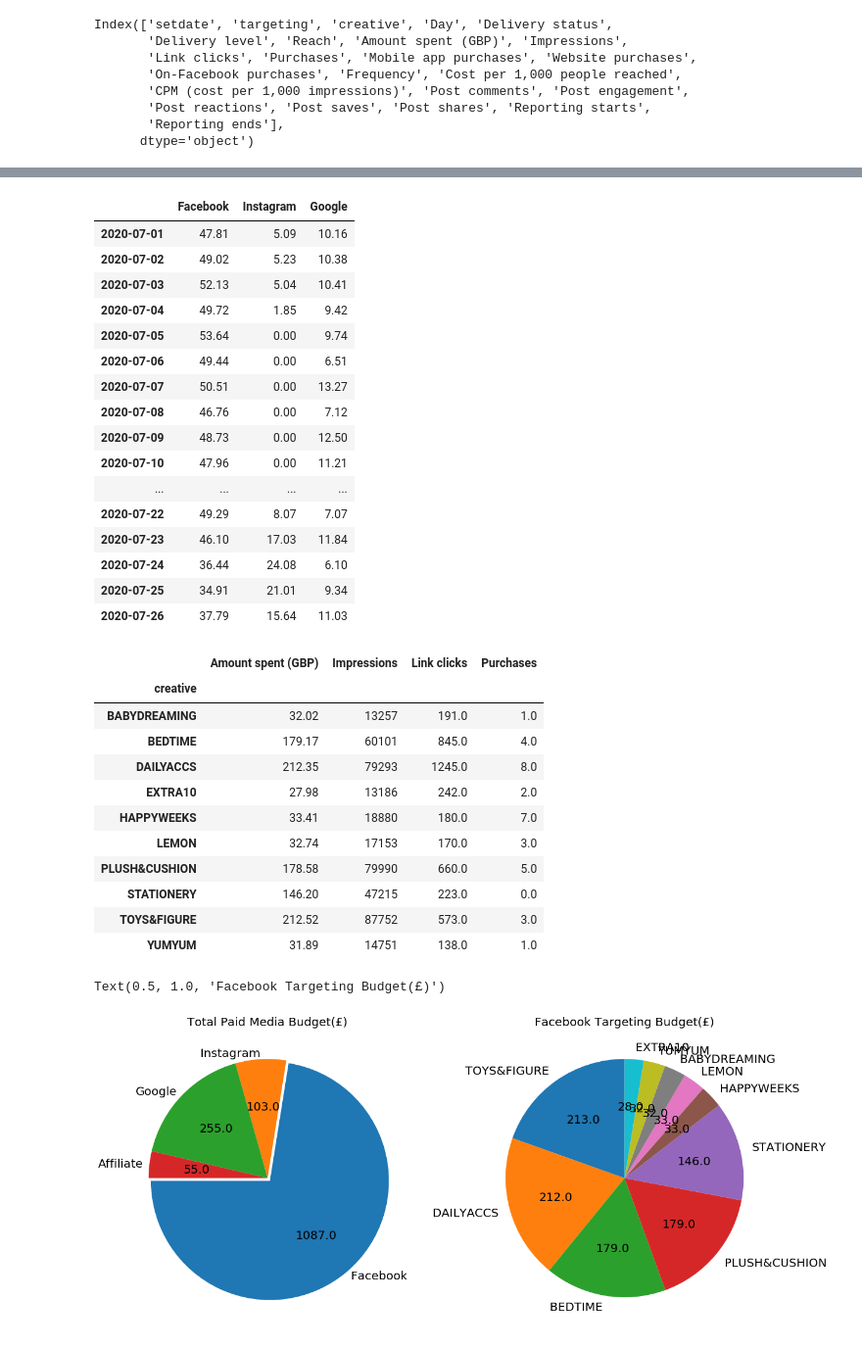
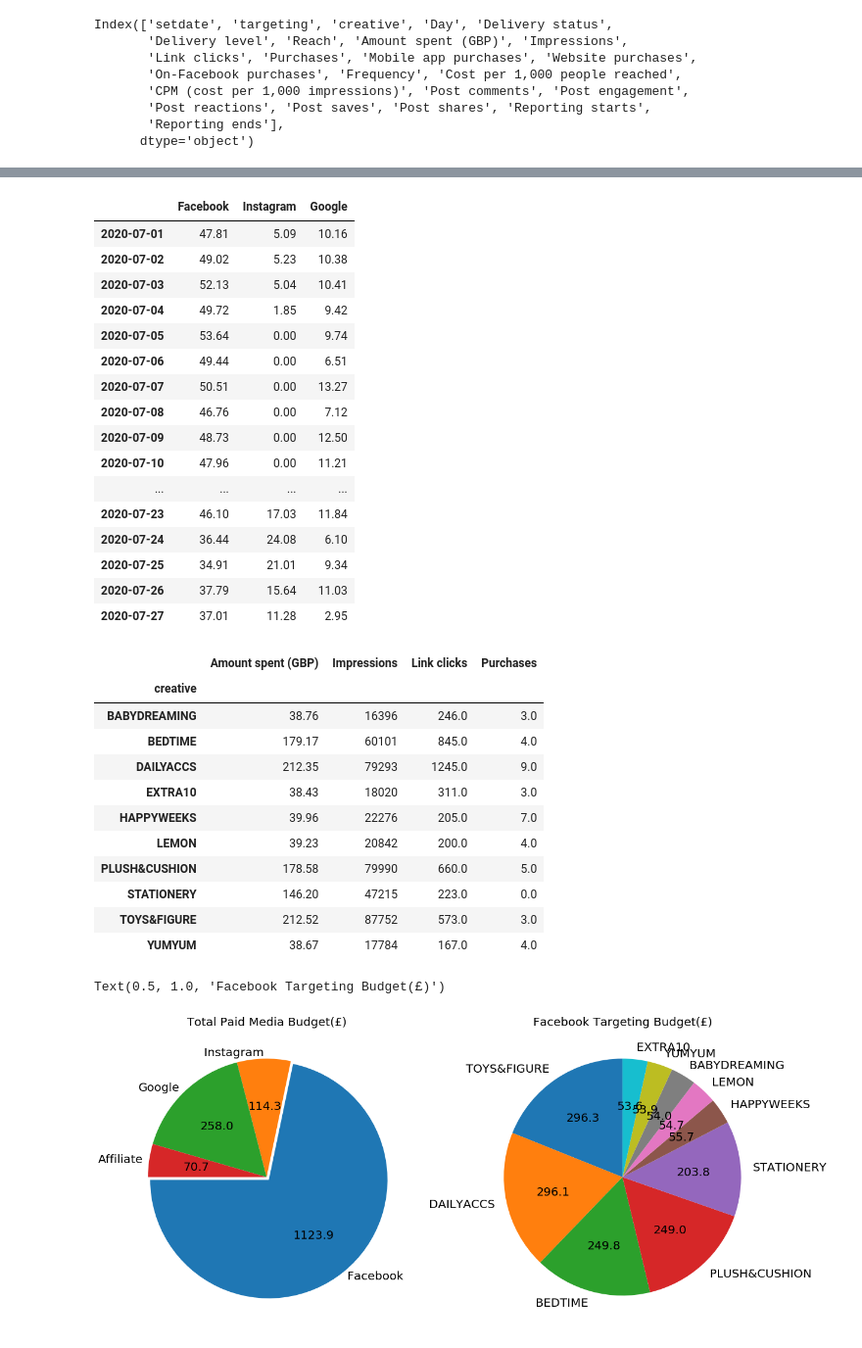
Before and after one commit to JoannaKang/kakao-commerce-data-analysis, a Jupyter notebook: Kakao_dashboard_Shopify.ipynb, the cells around one changed output, grey strips where cells are left out. Shown at 98% size. Cells and saved outputs as stored; diff of their text form; code cells hidden in the pictures.

Commit message:
data update

```diff
--- a/Kakao_dashboard_Shopify.ipynb
+++ b/Kakao_dashboard_Shopify.ipynb
@@ -4,9 +4,9 @@ import numpy as np
 import os
 # %%
 #데이터 여기만 업데이트 하면 됨
-daily_sales = pd.read_csv("C:\\Users\\Joanna Kang\\Desktop\\TASK\\5. Data Anaylsis\\2020_July_trend\\daily_sales_2020-07-01_2020-07-26.csv")
+daily_sales = pd.read_csv("C:\\Users\\Joanna Kang\\Desktop\\TASK\\5. Data Anaylsis\\2020_July_trend\\daily_sales_2020-07-01_2020-07-27.csv")
 google = pd.read_excel("C:\\Users\\Joanna Kang\\Desktop\\TASK\\5. Data Anaylsis\\2020_July_trend\\google_adreport_200727.xlsx")
-fb_total = pd.read_excel("C:\\Users\\Joanna Kang\\Desktop\\TASK\\5. Data Anaylsis\\2020_July_trend\\Untitled-report-Jul-1-2020-Jul-26-2020.xlsx")
+fb_total = pd.read_excel("C:\\Users\\Joanna Kang\\Desktop\\TASK\\5. Data Anaylsis\\2020_July_trend\\Untitled-report-Jul-1-2020-Jul-27-2020.xlsx")
 # %%
 fb_total = fb_total.fillna(0)
 fb_total
@@ -389,27 +390,27 @@ total_daily_cost
 | 2020-07-09 | 48.73 | 0.00 | 12.50 |
 | 2020-07-10 | 47.96 | 0.00 | 11.21 |
 | ... | ... | ... | ... |
-| 2020-07-22 | 49.29 | 8.07 | 7.07 |
 | 2020-07-23 | 46.10 | 17.03 | 11.84 |
 | 2020-07-24 | 36.44 | 24.08 | 6.10 |
 | 2020-07-25 | 34.91 | 21.01 | 9.34 |
 | 2020-07-26 | 37.79 | 15.64 | 11.03 |
+| 2020-07-27 | 37.01 | 11.28 | 2.95 |
 # %%
 facebook_creative_overall = pd.pivot_table(facebook, index=['creative'], values=['Amount spent (GBP)', 'Impressions', 'Link clicks', 'Purchases'], aggfunc= np.sum)
 facebook_creative_overall
 # %% [output]
 |  | Amount spent (GBP) | Impressions | Link clicks | Purchases |
 | creative |  |  |  |  |
-| BABYDREAMING | 32.02 | 13257 | 191.0 | 1.0 |
+| BABYDREAMING | 38.76 | 16396 | 246.0 | 3.0 |
 | BEDTIME | 179.17 | 60101 | 845.0 | 4.0 |
-| DAILYACCS | 212.35 | 79293 | 1245.0 | 8.0 |
-| EXTRA10 | 27.98 | 13186 | 242.0 | 2.0 |
-| HAPPYWEEKS | 33.41 | 18880 | 180.0 | 7.0 |
-| LEMON | 32.74 | 17153 | 170.0 | 3.0 |
+| DAILYACCS | 212.35 | 79293 | 1245.0 | 9.0 |
+| EXTRA10 | 38.43 | 18020 | 311.0 | 3.0 |
+| HAPPYWEEKS | 39.96 | 22276 | 205.0 | 7.0 |
+| LEMON | 39.23 | 20842 | 200.0 | 4.0 |
 | PLUSH&CUSHION | 178.58 | 79990 | 660.0 | 5.0 |
 | STATIONERY | 146.20 | 47215 | 223.0 | 0.0 |
 | TOYS&FIGURE | 212.52 | 87752 | 573.0 | 3.0 |
-| YUMYUM | 31.89 | 14751 | 138.0 | 1.0 |
+| YUMYUM | 38.67 | 17784 | 167.0 | 4.0 |
 # %%
 facebook_creative_overall = facebook_creative_overall.sort_values(by = 'Amount spent (GBP)', ascending=False)
 # %%
@@ -423,11 +424,12 @@ plt.rcParams['figure.figsize'] = [20, 10]
 plt.subplot(1,2,1)
 
 labels = ['Facebook', 'Instagram', 'Google', 'Affiliate']
-sizes = numpy.array([total_daily_cost['Facebook'].sum(), total_daily_cost['Instagram'].sum(), total_daily_cost['Google'].sum(), 54.57])
+sizes = numpy.array([total_daily_cost['Facebook'].sum(), total_daily_cost['Instagram'].sum(), total_daily_cost['Google'].sum(), 70.73])
 explode = (0.03, 0, 0, 0)
 
 def absolute_value(val):
-    a  = numpy.round(val/100.*sizes.sum(), 0)
+    a  = val/100.*sizes.sum()
+    a = round(a, 1)
     return a
 
 #patches, texts, autotexts = plt.pie(sizes, explode = explode, labels=labels, autopct = '%1.1f%%', shadow = False, startangle=90)
@@ -438,40 +440,34 @@ plt.title('Total Paid Media Budget(£)', fontsize = 20)
 for t in texts:
     t.set_fontsize(20)
 for t in autotexts:
     t.set_fontsize(20)
 
 
 plt.subplot(1,2,2)
 
 creative_labels = []
 for i in range(len(facebook_creative_overall.index)):
     creative_labels.append(facebook_creative_overall.index[i])
 
 creative_sizes = []
 
 for i in range(len(facebook_creative_overall.index)):
     creative_sizes.append(facebook_creative_overall['Amount spent (GBP)'][i])
 
 creative_sizes = numpy.array(creative_sizes)
 
-#creative_sizes = numpy.array([facebook_creative_overall['Amount spent (GBP)'][0], facebook_creative_overall['Amount spent (GBP)'][1], facebook_creative_overall['Amount spent (GBP)'][2], facebook_creative_overall['Amount spent (GBP)'][3], facebook_creative_overall['Amount spent (GBP)'][4]])
-
-def absolute_value(val):
-    a  = numpy.round(val/100.*creative_sizes.sum(), 0)
-    return a
-
 patches, texts, autotexts = plt.pie(creative_sizes, labels=creative_labels, autopct = absolute_value, shadow = False, startangle=90, labeldistance=1.1)
 
 for t in texts:
     t.set_fontsize(20)
 for t in autotexts:
     t.set_fontsize(20)
 
 #plt.legend(bbox_to_anchor=(1,0.3))
 plt.title('Facebook Targeting Budget(£)', fontsize = 20)
 # %% [output]
 Text(0.5, 1.0, 'Facebook Targeting Budget(£)')
-[figure, old version]
+[figure, new version]
 # %%
 import matplotlib.pyplot as plt
 from matplotlib import rc
```
Also changed, not shown: parts of 15 cells of this notebook.
